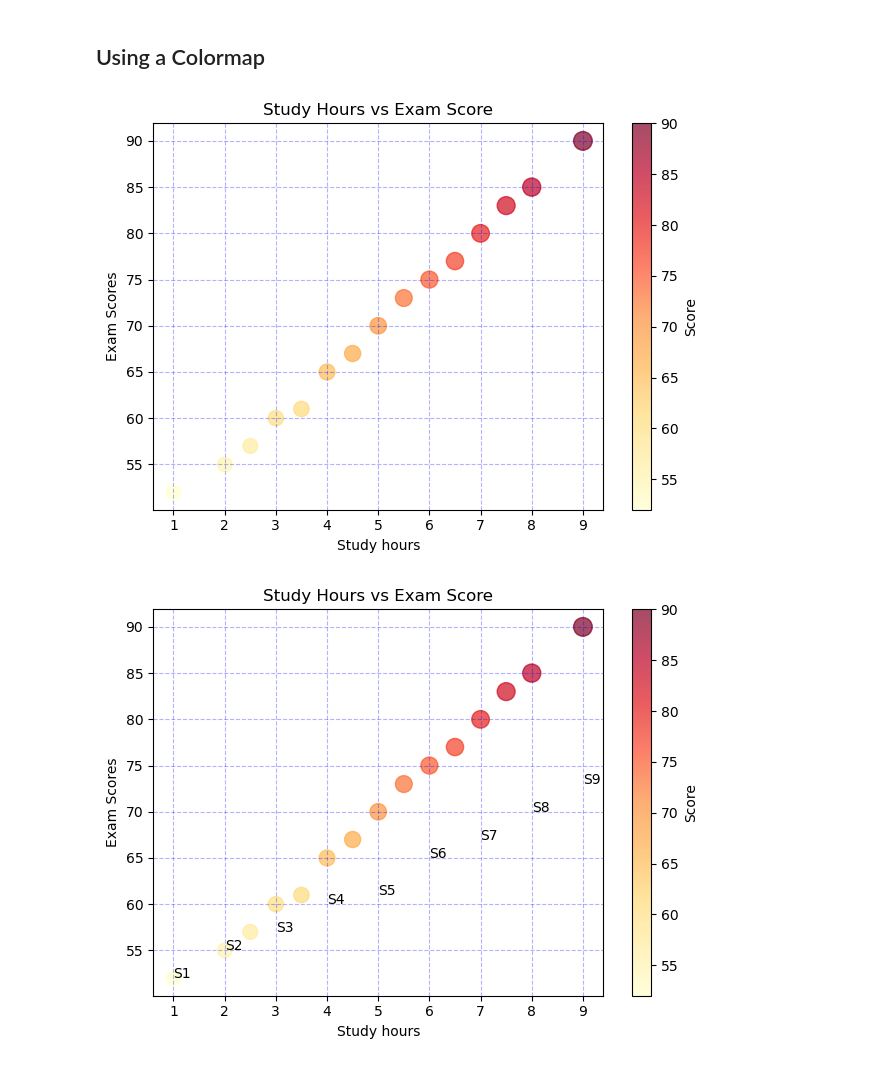
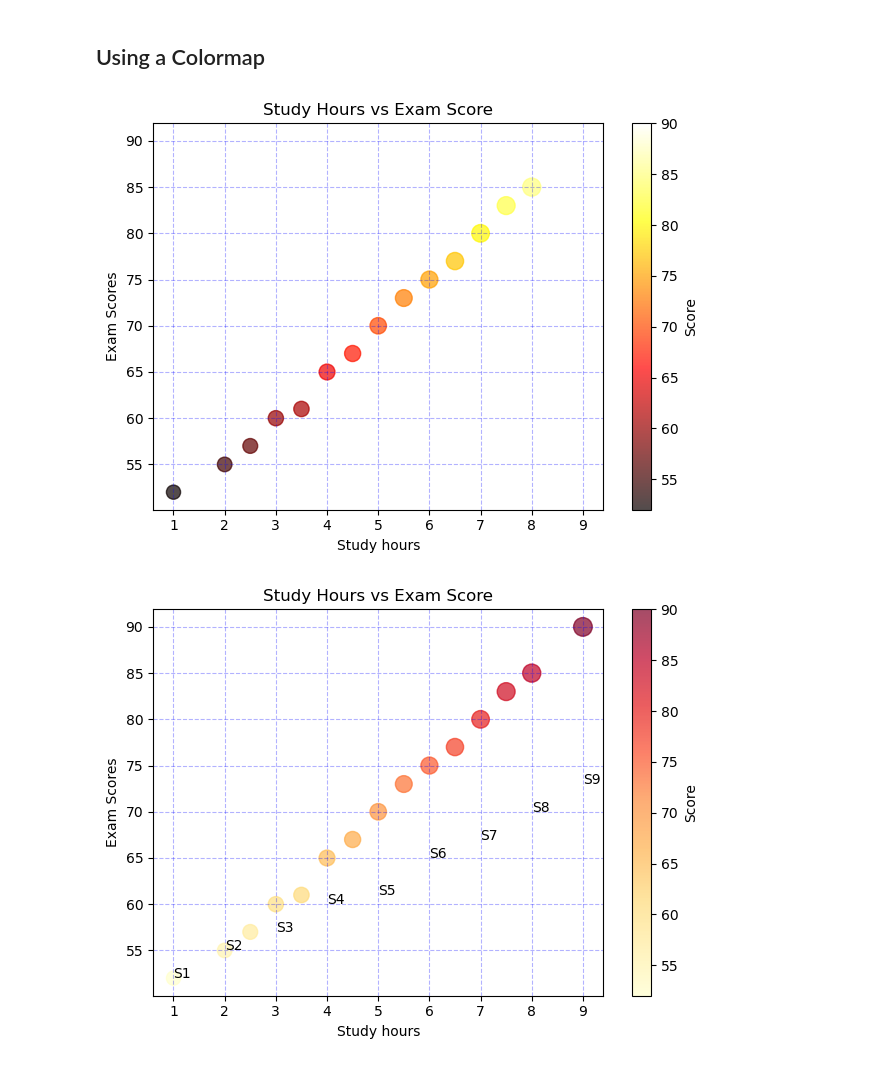
Before and after one commit to IndoKris/Data-Science, a Jupyter notebook: Matplotlib/Scatter Plot.ipynb, the cells around one changed output. Cells and saved outputs as stored; diff of their text form; code cells hidden in the pictures.

```diff
--- a/Matplotlib/Scatter Plot.ipynb
+++ b/Matplotlib/Scatter Plot.ipynb
@@ -56,28 +56,28 @@ plt.show()
 # %%
 
 #imports
 import matplotlib.pyplot as plt
 import numpy as np
 #data
 # Hours studied by each student
 hours_studied = [1, 2, 2.5, 3, 3.5, 4, 4.5, 5, 5.5, 6, 6.5, 7, 7.5, 8, 9]
 
 # Corresponding exam scores
 exam_scores = [52, 55, 57, 60, 61, 65, 67, 70, 73, 75, 77, 80, 83, 85, 90]
 
 sizes = [score * 2 for score in exam_scores]
 # colors = ['red' if score < 60 else 'green' for score in exam_scores]
 normalized_colors  = np.array(exam_scores)
-plt.scatter(hours_studied,exam_scores, c=normalized_colors, s=sizes ,cmap='YlOrRd', alpha = 0.7)
+plt.scatter(hours_studied,exam_scores, c=normalized_colors, s=sizes ,cmap='hot', alpha = 0.7)
 plt.colorbar(label='Score')
 plt.title('Study Hours vs Exam Score')
 plt.xlabel('Study hours')
 plt.ylabel('Exam Scores')
 plt.grid(True,linestyle='--',color='blue',alpha = 0.3)
 plt.tight_layout()
 plt.show()
 # %% [output]
-[figure, old version]
+[figure, new version]
 # %%
 for i in range(len(study_hours)):
  plt.annotate(f'S{i+1}', (study_hours[i],exam_scores[i]))
```
